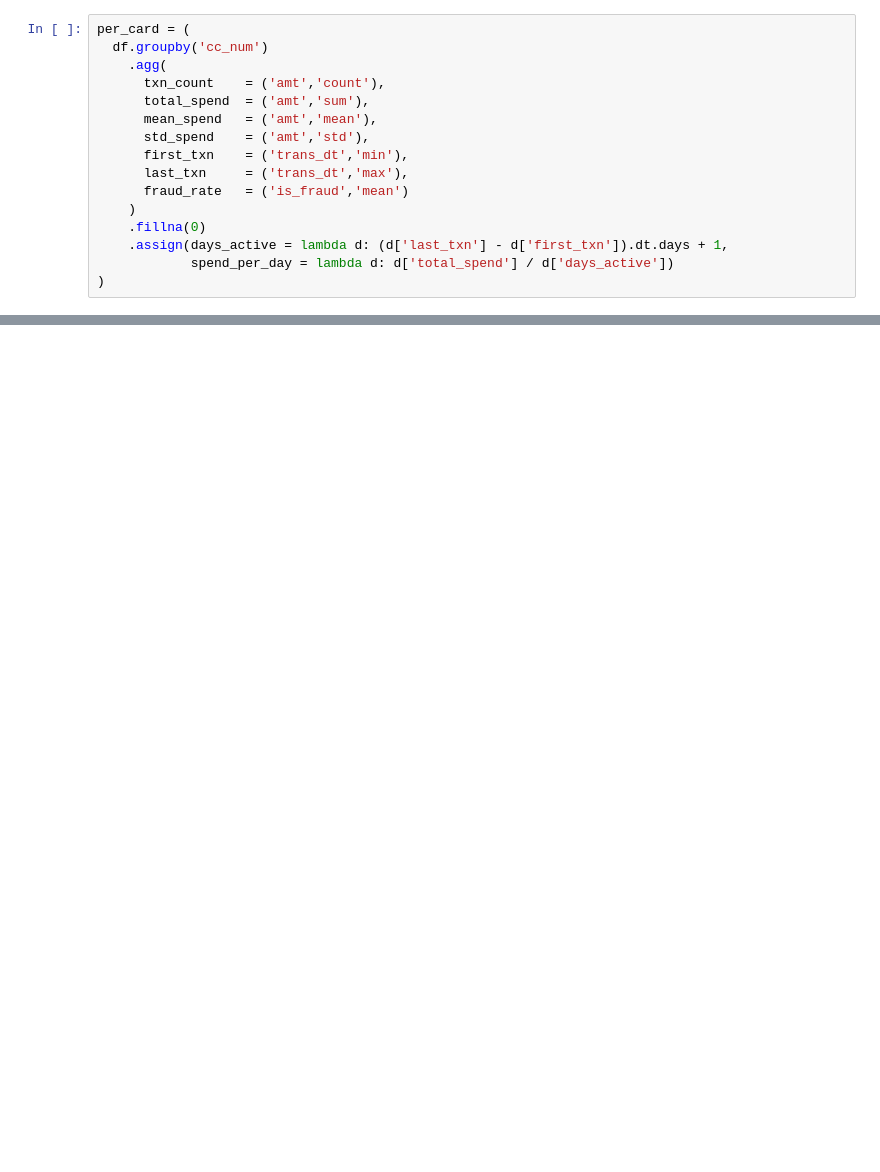
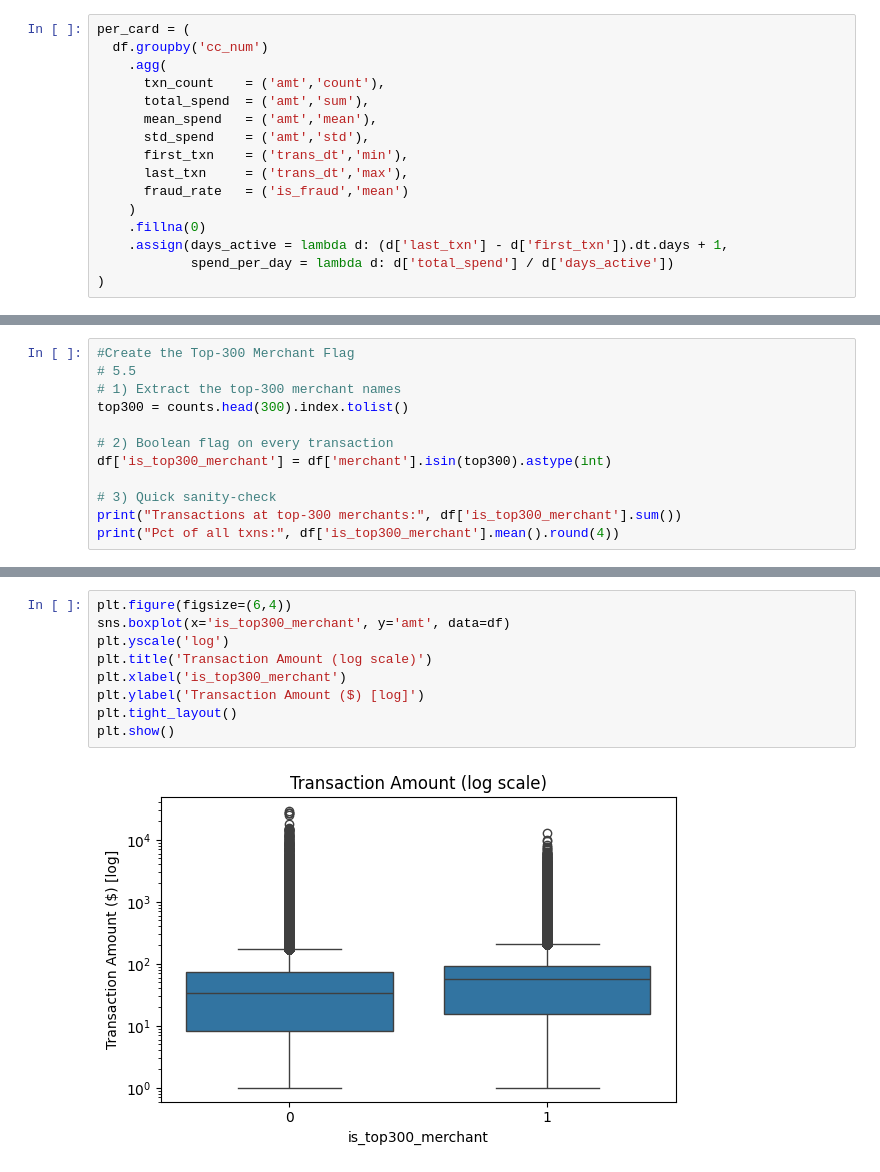
Before and after one commit to 5h4tt3r/creditML, a Jupyter notebook: notebooks/1)Processing+EDA/featureProcessing.ipynb, the cells around one changed output, grey strips where cells are left out. Drawn from its saved outputs; the diff is of its cells as text; blank space fills up the shorter version.

```diff
--- a/notebooks/1)Processing+EDA/featureProcessing.ipynb
+++ b/notebooks/1)Processing+EDA/featureProcessing.ipynb
@@ -246,0 +426,12 @@ travel              40507   4516721.68  111.504720
+# %%
+#Create the Top-300 Merchant Flag
+# 5.5
+# 1) Extract the top-300 merchant names
+top300 = counts.head(300).index.tolist()
+
+# 2) Boolean flag on every transaction
+df['is_top300_merchant'] = df['merchant'].isin(top300).astype(int)
+
+# 3) Quick sanity‐check
+print("Transactions at top-300 merchants:", df['is_top300_merchant'].sum())
+print("Pct of all txns:", df['is_top300_merchant'].mean().round(4))
@@ -246,0 +450,11 @@ travel              40507   4516721.68  111.504720
+# %%
+plt.figure(figsize=(6,4))
+sns.boxplot(x='is_top300_merchant', y='amt', data=df)
+plt.yscale('log')
+plt.title('Transaction Amount (log scale)')
+plt.xlabel('is_top300_merchant')
+plt.ylabel('Transaction Amount ($) [log]')
+plt.tight_layout()
+plt.show()
+# %% [output]
+[figure, added]
```
Also changed, not shown: parts of 29 cells of this notebook.
